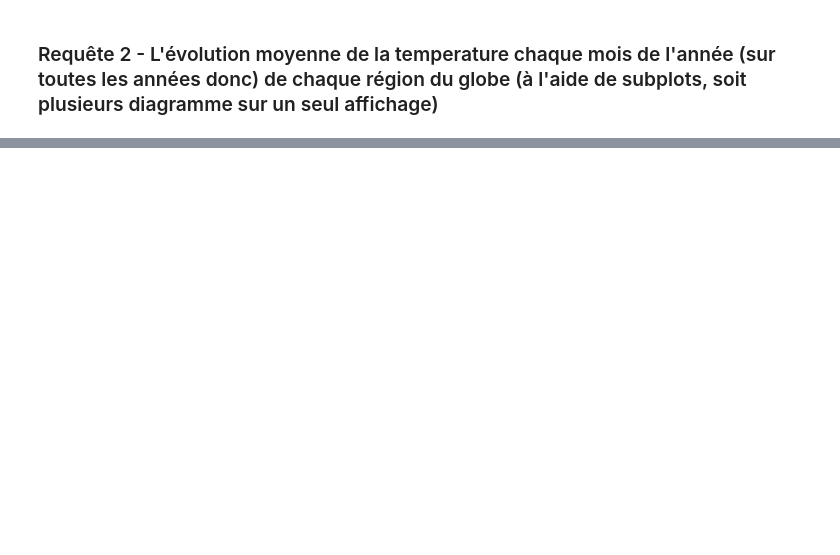
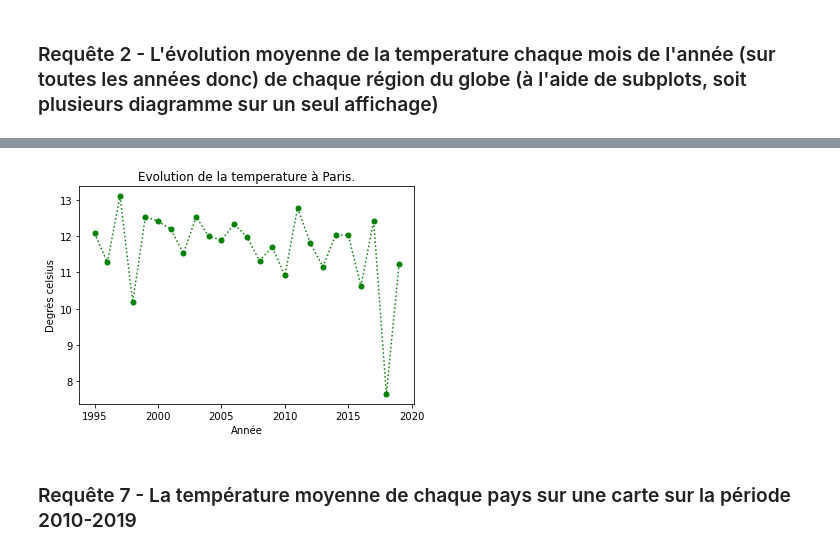
Before and after one commit to Orkaelle/climatologie, a Jupyter notebook: climatologie.ipynb, the cells around one changed output, grey strips where cells are left out. Saved outputs shown, nothing was run; the diff lists cells and outputs as text; code cells hidden in the pictures; blank space fills up the shorter version.

```diff
--- a/climatologie.ipynb
+++ b/climatologie.ipynb
@@ -122,0 +178,18 @@ plt.show()
+# %%
+df_rq6 = df.loc[df['City'] == 'Paris']
+# %%
+df_rq6 = df_rq6[['year','AvgTemperature']].groupby(['year']).mean().reset_index()
+# %%
+x = df_rq6['year']
+y = df_rq6['AvgTemperature']
+
+plt.plot(x, y, linestyle = ':', marker = 'o', color = 'green', markersize = 5)
+plt.title('Evolution de la temperature à Paris.')
+plt.ylabel('Degrès celsius')
+plt.xlabel('Année')
+
+plt.show()
+# %% [output]
+[figure, added]
+# %% [markdown]
+### Requête 7 - La température moyenne de chaque pays sur une carte sur la période 2010-2019
```
Also changed, not shown: parts of 18 cells of this notebook.
